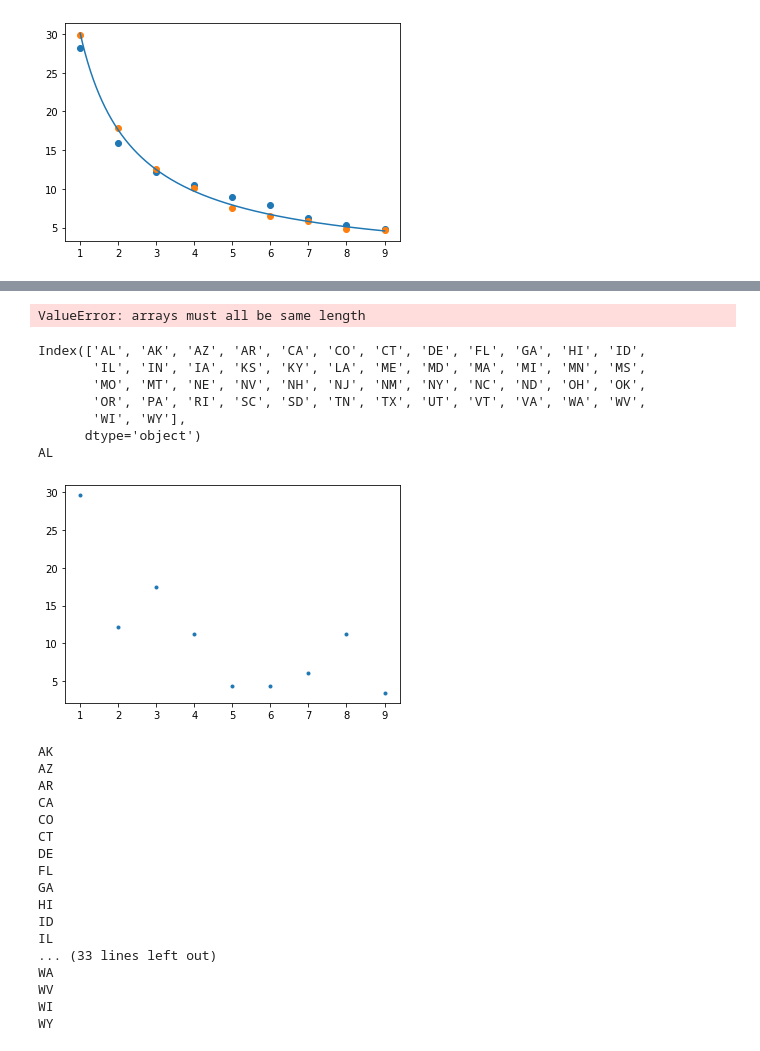
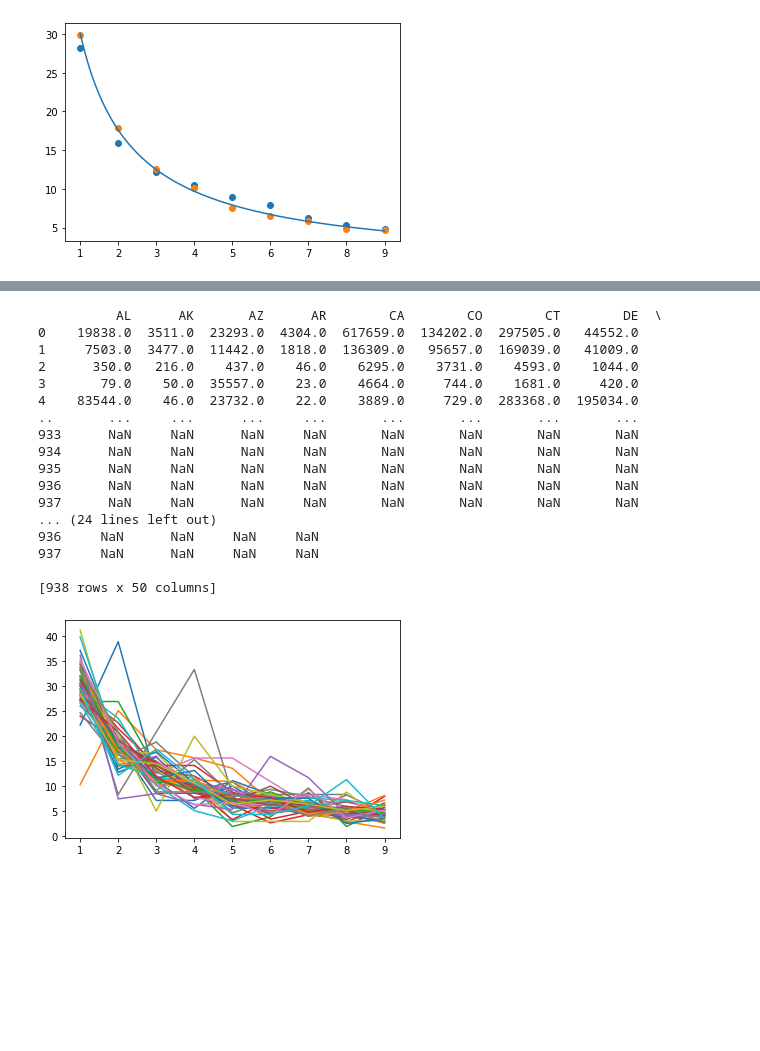
Before and after one commit to Abitamim/SoftDesProject1, a Jupyter notebook: main_notebook.ipynb, the cells around one changed output, grey strips where cells are left out. Saved outputs shown, nothing was run; the diff lists cells and outputs as text; code cells hidden in the pictures; blank space fills up the shorter version.

Commit message:
Added second visualization
Modified data_to_percentage and added loop to main_notebook to create
second visualization.

```diff
--- a/main_notebook.ipynb
+++ b/main_notebook.ipynb
@@ -60,42 +60,31 @@ print(helper.per_candidate_votes(us_data))
 # %%
-print(helper.get_votes_by_region(us_data))
+print(helper.per_unique_data_point_votes(us_data, 3))
 # %% [output]
-ValueError: arrays must all be same length
+          AL      AK       AZ      AR        CA        CO        CT        DE  \
+0    19838.0  3511.0  23293.0  4304.0  617659.0  134202.0  297505.0   44552.0
+1     7503.0  3477.0  11442.0  1818.0  136309.0   95657.0  169039.0   41009.0
+2      350.0   216.0    437.0    46.0    6295.0    3731.0    4593.0    1044.0
+3       79.0    50.0  35557.0    23.0    4664.0     744.0    1681.0     420.0
+4    83544.0    46.0  23732.0    22.0    3889.0     729.0  283368.0  195034.0
+..       ...     ...      ...     ...       ...       ...       ...       ...
+933      NaN     NaN      NaN     NaN       NaN       NaN       NaN       NaN
+934      NaN     NaN      NaN     NaN       NaN       NaN       NaN       NaN
+935      NaN     NaN      NaN     NaN       NaN       NaN       NaN       NaN
+936      NaN     NaN      NaN     NaN       NaN       NaN       NaN       NaN
+937      NaN     NaN      NaN     NaN       NaN       NaN       NaN       NaN
+... (24 lines left out)
+936     NaN      NaN     NaN     NaN
+937     NaN      NaN     NaN     NaN
+
+[938 rows x 50 columns]
 # %%
-us_states_data = helper.get_votes_by_region(us_data)
+us_states_data = helper.get_votes_per_parameter(us_data, 3)
 #us_states_leadings_digits = helper.find_all_leading_digits(us_states_data,1,)
-print(us_states_data.columns)
 #states_percentages = [helper.data_to_percentage(us_states_leadings_digits, state_names)]
-fig,axis = plt.subplots(nrows = 1, ncols = 1)
+# fig,axis = plt.subplots(nrows = 1, ncols = 1)
 for state in us_states_data.columns:
     state_leading_digits = helper.find_all_leading_digits(us_states_data[state],1)
     state_percentages = helper.data_to_percentage(state_leading_digits)
-    axis.plot(state_percentages.index, state_percentages,'.')
-    print(state)
-    plt.show()
+    plt.plot(state_percentages.index, state_percentages)
 # %% [output]
-Index(['AL', 'AK', 'AZ', 'AR', 'CA', 'CO', 'CT', 'DE', 'FL', 'GA', 'HI', 'ID',
-       'IL', 'IN', 'IA', 'KS', 'KY', 'LA', 'ME', 'MD', 'MA', 'MI', 'MN', 'MS',
-       'MO', 'MT', 'NE', 'NV', 'NH', 'NJ', 'NM', 'NY', 'NC', 'ND', 'OH', 'OK',
-       'OR', 'PA', 'RI', 'SC', 'SD', 'TN', 'TX', 'UT', 'VT', 'VA', 'WA', 'WV',
-       'WI', 'WY'],
-      dtype='object')
-AL
-[figure, old version]
+[figure, new version]
-AK
-AZ
-AR
-CA
-CO
-CT
-DE
-FL
-GA
-HI
-ID
-IL
-... (33 lines left out)
-WA
-WV
-WI
-WY
```
Also changed, not shown: parts of 2 cells of this notebook, 1 other file.
